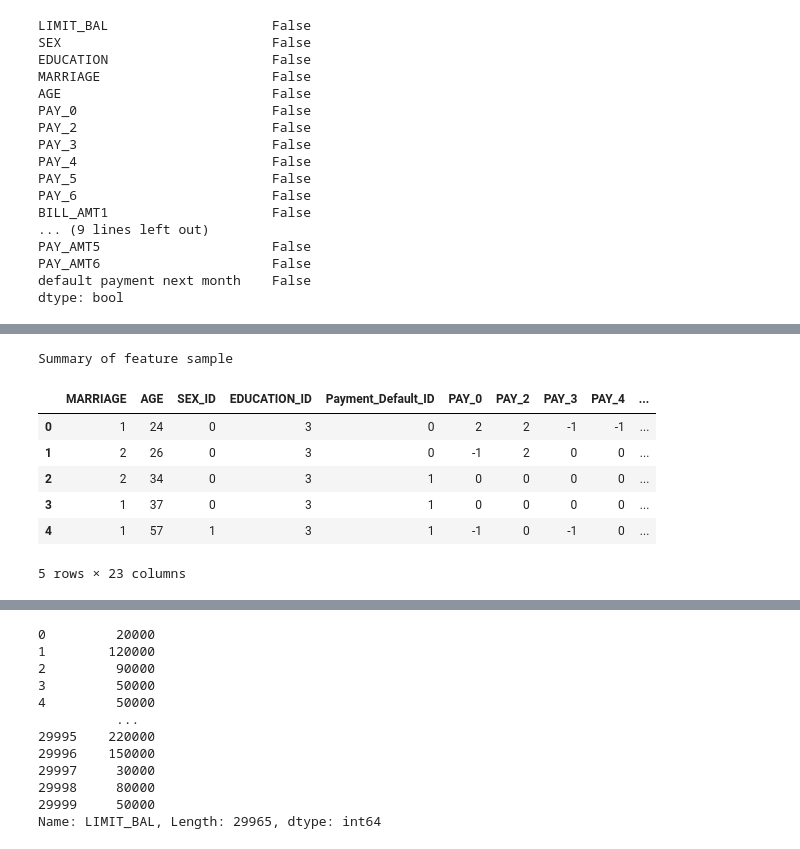
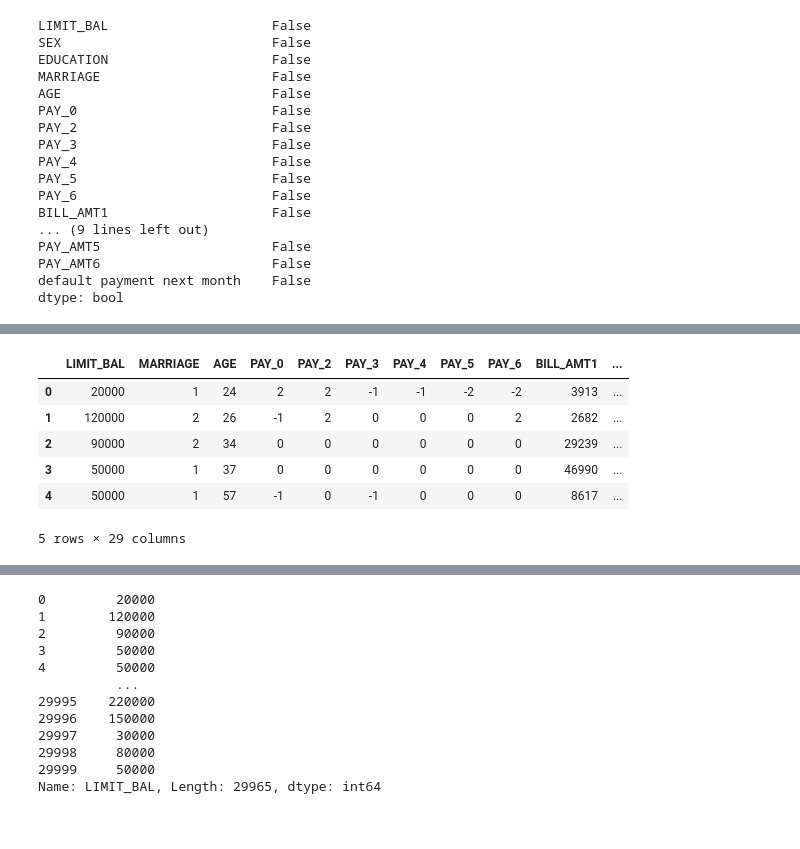
Before and after one commit to Abbyvill/sharing-notebook, a Jupyter notebook: C2 T3 - Customer Default Identification - AVillanueva.ipynb, the cells around one changed output, grey strips where cells are left out. Cells and saved outputs as stored; diff of their text form; code cells hidden in the pictures.

```diff
--- a/C2 T3 - Customer Default Identification - AVillanueva.ipynb
+++ b/C2 T3 - Customer Default Identification - AVillanueva.ipynb
@@ -1322,11 +1316,0 @@ rawData['EDUCATION'] = rawData['EDUCATION'].astype('category')
-# %%
-#### 3. Assign each category lable a numeric value and store in a different column
-rawData = rawData.assign(SEX_ID = rawData['SEX'].cat.codes)
-rawData = rawData.assign(EDUCATION_ID = rawData['EDUCATION'].cat.codes)
-# %%
-rawData['default payment next month'] = rawData['default payment next month'].astype('category')
-# %%
-#### 3. Assign each category lable a numeric value and store in a different column
-rawData = rawData.assign(Payment_Default_ID = rawData['default payment next month'].cat.codes)
-
-rawData
@@ -1367,5 +1316,0 @@ dtype: object
-# %%
-#Need to convert new columns into numerical data (Int64)
-rawData['SEX_ID'] = rawData['SEX_ID'].astype('int64')
-rawData['EDUCATION_ID'] = rawData['EDUCATION_ID'].astype('int64')
-rawData['Payment_Default_ID'] = rawData['Payment_Default_ID'].astype('int64')
@@ -1392,16 +1317,12 @@ dtype: object
-# %%
-#features
-X = rawData.loc[:, ['MARRIAGE','AGE','SEX_ID','EDUCATION_ID','Payment_Default_ID','PAY_0','PAY_2','PAY_3','PAY_4','PAY_5','PAY_6',
-                   'BILL_AMT1','BILL_AMT2','BILL_AMT3','BILL_AMT4','BILL_AMT5','BILL_AMT6','PAY_AMT1','PAY_AMT2','PAY_AMT3','PAY_AMT4',
-                   'PAY_AMT5','PAY_AMT6']]
-print('Summary of feature sample')
-X.head()
-# %% [output]
-Summary of feature sample
-|  | MARRIAGE | AGE | SEX_ID | EDUCATION_ID | Payment_Default_ID | PAY_0 | PAY_2 | PAY_3 | PAY_4 | ... |
-| 0 | 1 | 24 | 0 | 3 | 0 | 2 | 2 | -1 | -1 | ... |
-| 1 | 2 | 26 | 0 | 3 | 0 | -1 | 2 | 0 | 0 | ... |
-| 2 | 2 | 34 | 0 | 3 | 1 | 0 | 0 | 0 | 0 | ... |
-| 3 | 1 | 37 | 0 | 3 | 1 | 0 | 0 | 0 | 0 | ... |
-| 4 | 1 | 57 | 1 | 3 | 1 | -1 | 0 | -1 | 0 | ... |
-5 rows × 23 columns
+# %%
+#Before data goes into models need to use dummies to make all data numeric
+rawData = pd.get_dummies(rawData)
+rawData.head()
+# %% [output]
+|  | LIMIT_BAL | MARRIAGE | AGE | PAY_0 | PAY_2 | PAY_3 | PAY_4 | PAY_5 | PAY_6 | BILL_AMT1 | ... |
+| 0 | 20000 | 1 | 24 | 2 | 2 | -1 | -1 | -2 | -2 | 3913 | ... |
+| 1 | 120000 | 2 | 26 | -1 | 2 | 0 | 0 | 0 | 2 | 2682 | ... |
+| 2 | 90000 | 2 | 34 | 0 | 0 | 0 | 0 | 0 | 0 | 29239 | ... |
+| 3 | 50000 | 1 | 37 | 0 | 0 | 0 | 0 | 0 | 0 | 46990 | ... |
+| 4 | 50000 | 1 | 57 | -1 | 0 | -1 | 0 | 0 | 0 | 8617 | ... |
+5 rows × 29 columns
```
Also changed, not shown: parts of 36 cells of this notebook.
